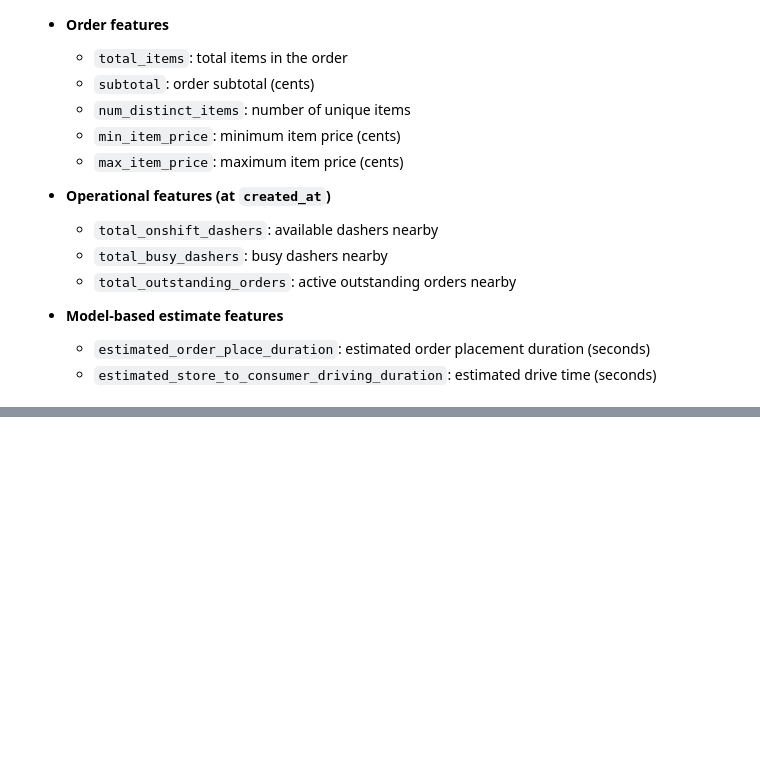
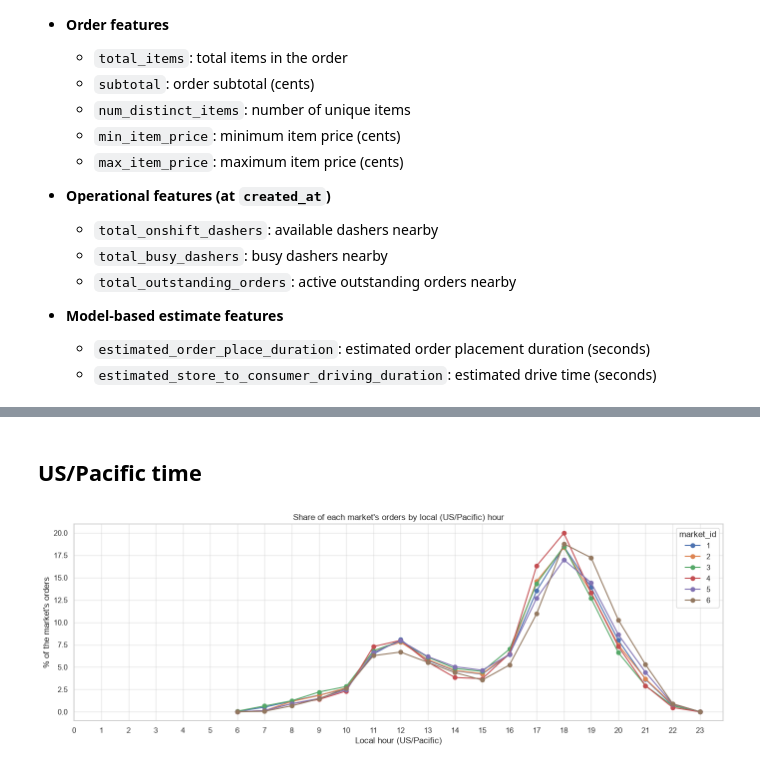
Before and after one commit to iamnitishsah/FoodOps.AI, a Jupyter notebook: DeliveryOps/notebooks/EDA.ipynb, the cells around one changed output, grey strips where cells are left out. Saved outputs shown, nothing was run; the diff lists cells and outputs as text; code cells hidden in the pictures; blank space fills up the shorter version.

```diff
--- a/DeliveryOps/notebooks/EDA.ipynb
+++ b/DeliveryOps/notebooks/EDA.ipynb
@@ -1045,0 +272,3 @@ df.to_parquet("../dataset/processed/cleaned_data.parquet", index=False)
+# %%
+RAW_N = len(df)
+cleaning_log = []
@@ -1045,0 +421,17 @@ df.to_parquet("../dataset/processed/cleaned_data.parquet", index=False)
+# %%
+df = drop_rows(df, (df[dasher_cols] < 0).any(axis=1),
+               "negative dasher/order counts", "A count of dashers or orders cannot be negative")
+df = drop_rows(df, df["min_item_price"] > df["max_item_price"],
+               "min_item_price > max_item_price", "Logically impossible price pair")
+df = drop_rows(df, df["subtotal"] <= 0,
+               "subtotal <= 0", "Zero or negative order value")
+df = drop_rows(df, df["estimated_store_to_consumer_driving_duration"] == 0,
+               "drive estimate == 0", "Zero-second drive is not plausible")
+
+log = pd.DataFrame(cleaning_log)
+log["rows_remaining"] = RAW_N - log["rows_removed"].cumsum()
+assert log["rows_remaining"].iloc[-1] == len(df), "a drop bypassed the log"
+
+removed = RAW_N - len(df)
+print(f"Rows: {RAW_N:,} -> {len(df):,} (removed {removed:,} = {removed / RAW_N * 100:.2f}% of raw)")
+log
@@ -1045,0 +489,26 @@ df.to_parquet("../dataset/processed/cleaned_data.parquet", index=False)
+# %% [markdown]
+## US/Pacific time
+# %%
+df["created_at_local"] = (
+    df["created_at"]
+    .dt.tz_localize("UTC")
+    .dt.tz_convert("US/Pacific")
+)
+
+offset = df["created_at"] - df["created_at_local"].dt.tz_localize(None)
+assert offset.nunique() == 1
+offset.value_counts()
+
+df["order_hour"]        = df["created_at_local"].dt.hour
+df["order_day_of_week"] = df["created_at_local"].dt.dayofweek
+df["order_date"]        = df["created_at_local"].dt.tz_localize(None).dt.normalize()
+# %%
+hourly_share = pd.crosstab(df["order_hour"], df["market_id"], normalize="columns") * 100
+hourly_share.plot(figsize=(14, 5), marker="o", xticks=range(24),
+                  title="Share of each market's orders by local (US/Pacific) hour")
+plt.xlabel("Local hour (US/Pacific)")
+plt.ylabel("% of the market's orders")
+plt.tight_layout()
+plt.show()
+# %% [output]
+[figure, added]
```
Also changed, not shown: parts of 137 cells of this notebook, 9 other files.
